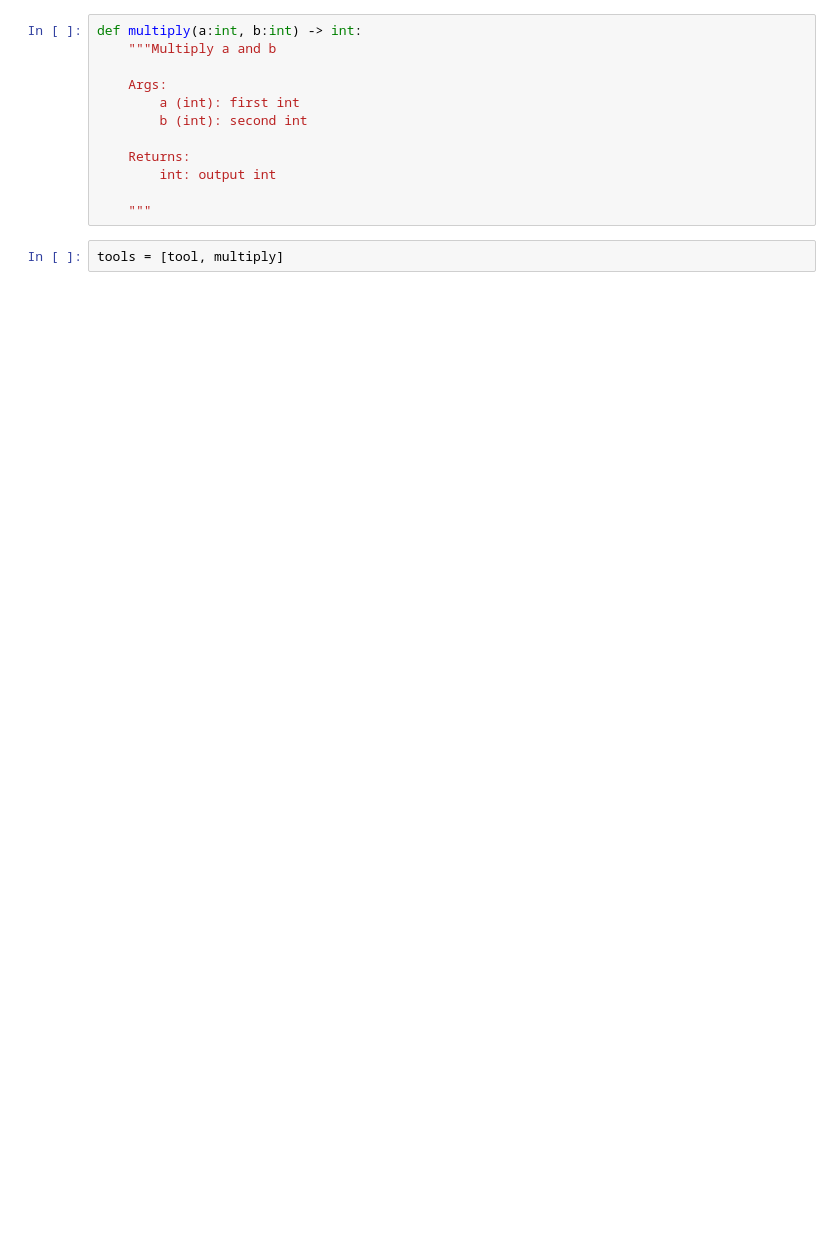
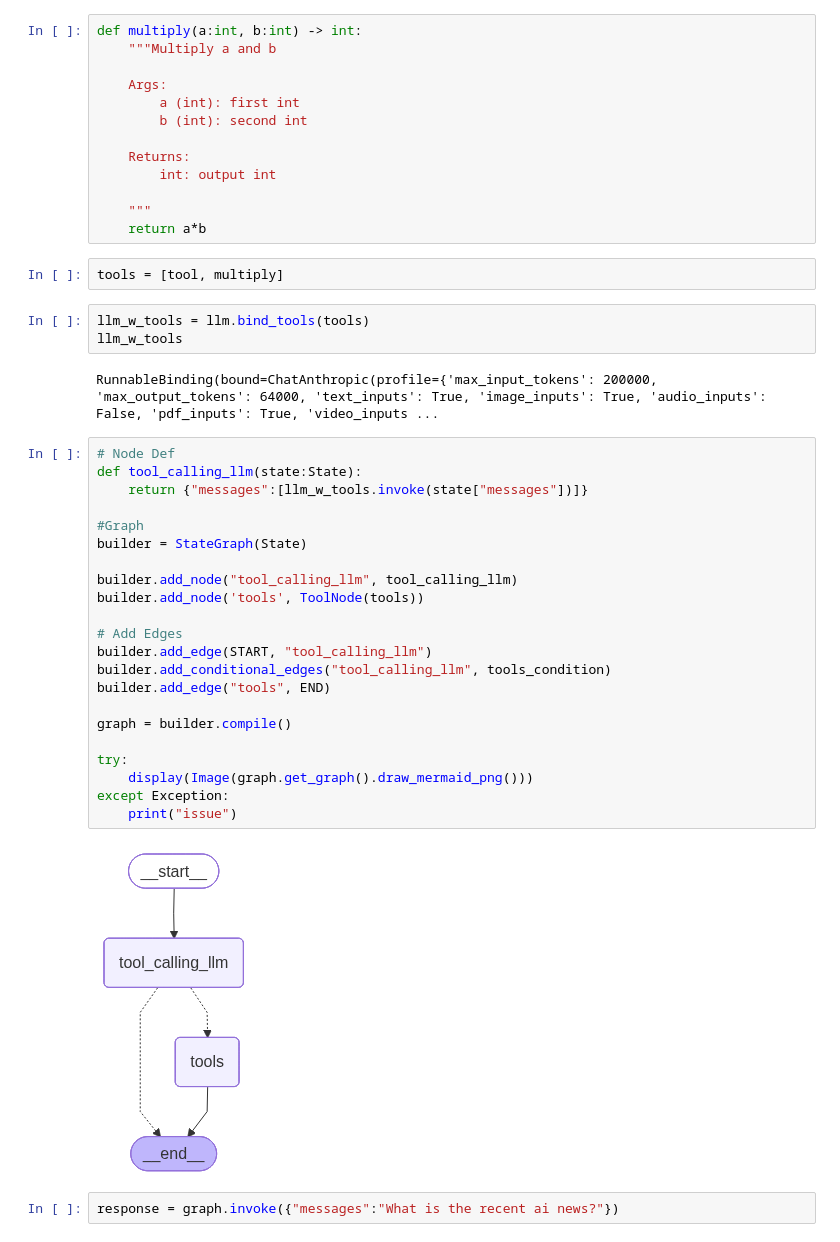
Before and after one commit to MahadRana/Agentic_AI, a Jupyter notebook: basic_chatbot/basic_chatbot.ipynb, the cells around one changed output. Drawn from its saved outputs; the diff is of its cells as text; blank space fills up the shorter version.

```diff
--- a/basic_chatbot/basic_chatbot.ipynb
+++ b/basic_chatbot/basic_chatbot.ipynb
@@ -82,5 +83,37 @@ def multiply(a:int, b:int) -> int:
         int: output int
 
     """
+    return a*b
 # %%
 tools = [tool, multiply]
+# %%
+llm_w_tools = llm.bind_tools(tools)
+llm_w_tools
+# %% [output]
+RunnableBinding(bound=ChatAnthropic(profile={'max_input_tokens': 200000, 'max_output_tokens': 64000, 'text_inputs': True, 'image_inputs': True, 'audio_inputs': False, 'pdf_inputs': True, 'video_inputs ...
+# %%
+# Node Def
+def tool_calling_llm(state:State):
+    return {"messages":[llm_w_tools.invoke(state["messages"])]}
+
+#Graph
+builder = StateGraph(State)
+
+builder.add_node("tool_calling_llm", tool_calling_llm)
+builder.add_node('tools', ToolNode(tools))
+
+# Add Edges
+builder.add_edge(START, "tool_calling_llm")
+builder.add_conditional_edges("tool_calling_llm", tools_condition)
+builder.add_edge("tools", END)
+
+graph = builder.compile()
+
+try:
+    display(Image(graph.get_graph().draw_mermaid_png()))
+except Exception:
+    print("issue")
+# %% [output]
+[figure, added]
+# %%
+response = graph.invoke({"messages":"What is the recent ai news?"})
```
Also changed, not shown: parts of 8 cells of this notebook.
